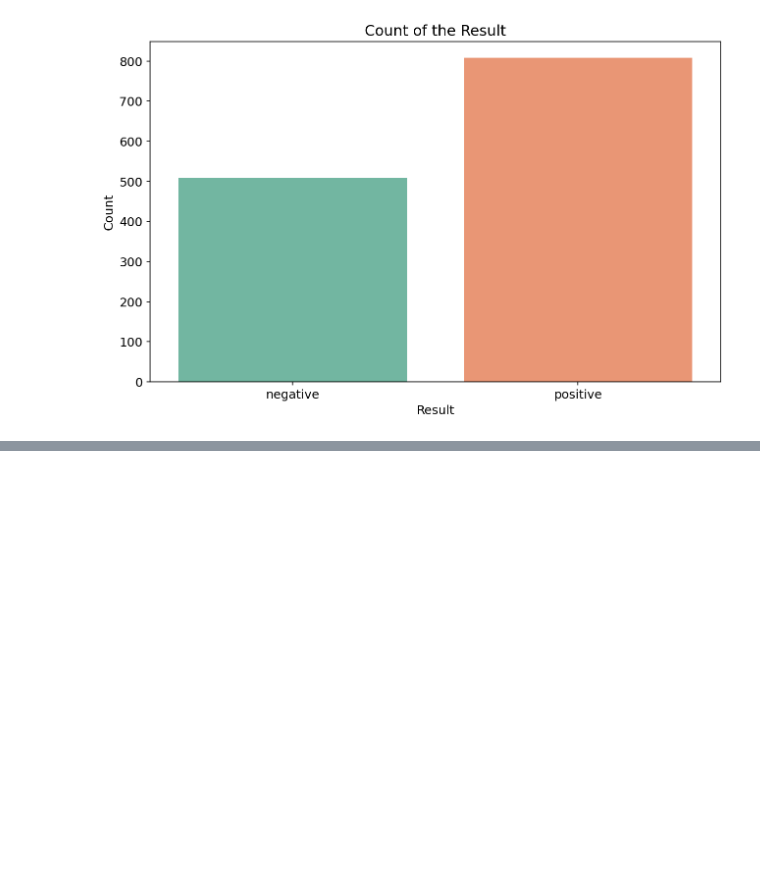
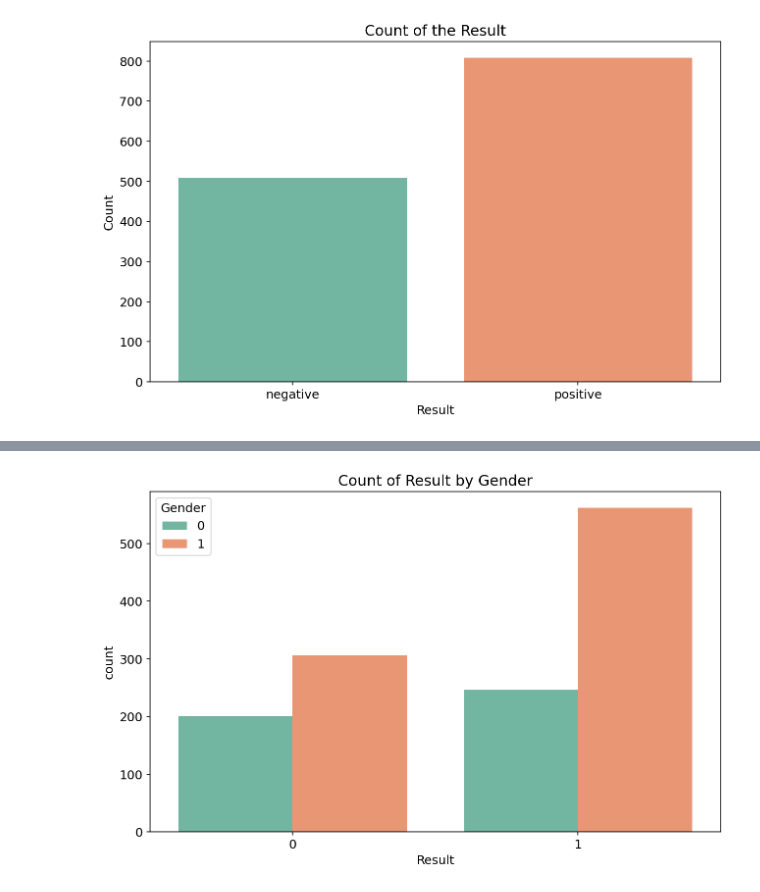
Before and after one commit to Jawad-Muzafar/EDA, a Jupyter notebook: Heart attack dataset/eda.ipynb, the cells around one changed output, grey strips where cells are left out. Saved outputs shown, nothing was run; the diff lists cells and outputs as text; code cells hidden in the pictures; blank space fills up the shorter version.

```diff
--- a/Heart attack dataset/eda.ipynb
+++ b/Heart attack dataset/eda.ipynb
@@ -722,0 +771,6 @@ plt.show()
+# %%
+sns.countplot(x='Result',hue='Gender',data=df,palette='Set2')
+plt.title('Count of Result by Gender')
+plt.show()
+# %% [output]
+[figure, added]
```
Also changed, not shown: parts of 8 cells of this notebook.
